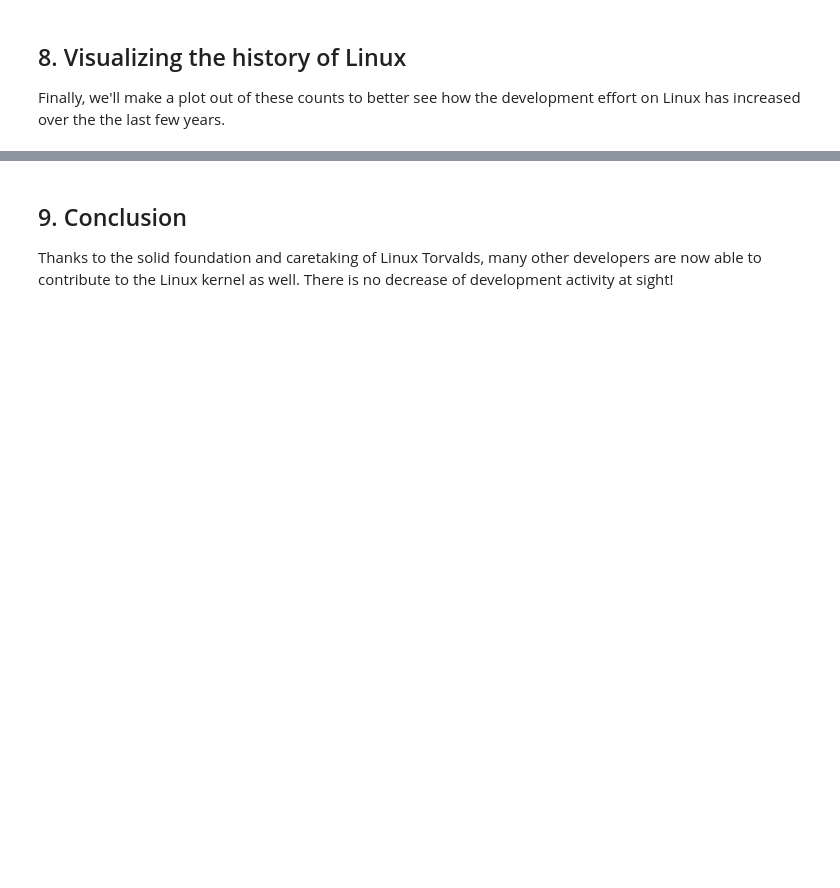
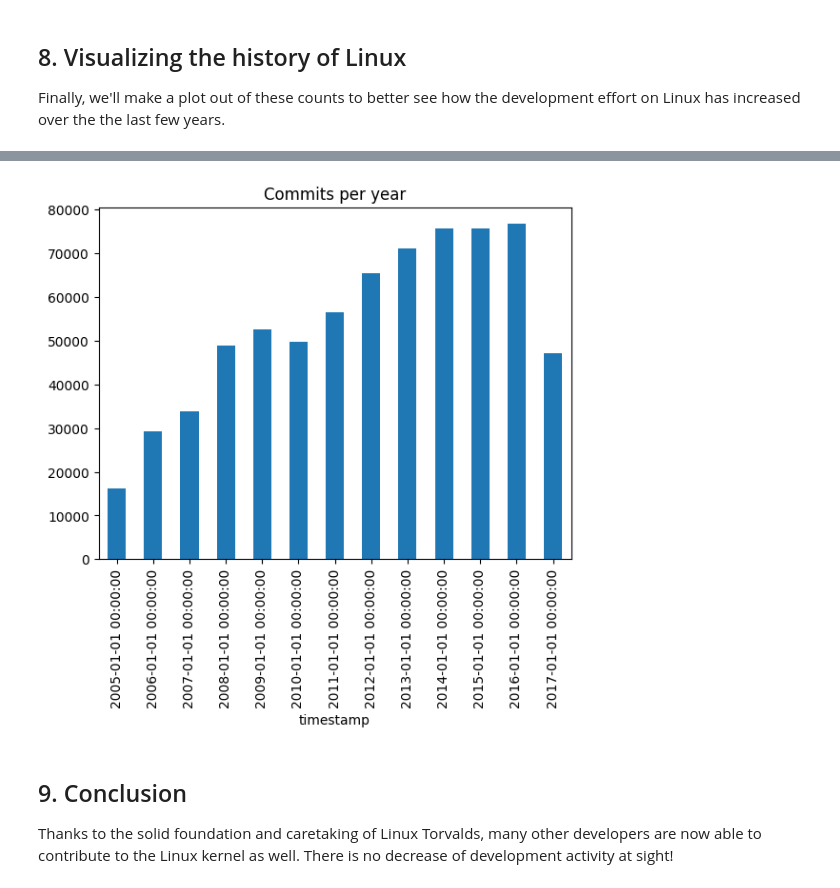
Before and after one commit to Milanomac/data-science-python, a Jupyter notebook: datacamp-projects/08_Exploring_the_Evolution_of_Linux/notebook.ipynb, the cells around one changed output, grey strips where cells are left out. Cells and saved outputs as stored; diff of their text form; code cells hidden in the pictures; blank space fills up the shorter version.

Commit message:
Adding finished 8th project from DataCamp. See readme

```diff
--- a/datacamp-projects/08_Exploring_the_Evolution_of_Linux/notebook.ipynb
+++ b/datacamp-projects/08_Exploring_the_Evolution_of_Linux/notebook.ipynb
@@ -80,0 +85,8 @@ Ellipsis
+# %%
+# converting the timestamp column
+import datetime as dt
+git_log['timestamp'] = pd.to_datetime(git_log['timestamp'], unit="s")
+# format='%Y-%m-%d %H:%M:%S'
+
+# summarizing the converted timestamp column
+git_log['timestamp'].describe()
@@ -83,13 +105,18 @@ Ellipsis
 <p>As we can see from the results above, some contributors had their operating system's time incorrectly set when they committed to the repository. We'll clean up the <code>timestamp</code> column by dropping the rows with the incorrect timestamps.</p>
 # %%
 # determining the first real commit timestamp
-first_commit_timestamp = ...
+first_commit = git_log[git_log['author'] == 'Linus Torvalds'].iloc[-1]
+print(first_commit)
+
+first_commit_timestamp = git_log.iloc[-1]['timestamp']
 
 # determining the last sensible commit timestamp
-last_commit_timestamp = ...
+last_commit_timestamp = pd.to_datetime('2018')
 
 # filtering out wrong timestamps
-corrected_log = ...
+corrected_log = git_log[
+    (git_log['timestamp'] >= first_commit_timestamp) &
+    (git_log['timestamp'] <= last_commit_timestamp)]
 
 # summarizing the corrected timestamp column
-# ... YOUR CODE FOR TASK 6 ...
+corrected_log['timestamp'].describe()
@@ -104,0 +137,9 @@ commits_per_year = ...
+# %%
+# DataCamp Solution
+commits_per_year = corrected_log.groupby(
+    pd.Grouper(
+        key='timestamp',
+        freq='AS'
+        )).count()
+
+commits_per_year.head(15)
@@ -123,3 +165,19 @@ DEBUG:matplotlib.pyplot:Loaded backend module://ipykernel.pylab.backend_inline v
+# %%
+# Setting up plotting in Jupyter notebooks
+%matplotlib widget
+%matplotlib inline
+import matplotlib.pyplot as plt
+import matplotlib.dates as mdates
+
+# plot the data
+ax = commits_per_year.plot(
+    kind='bar',
+    legend=None,
+    title='Commits per year')
+
+plt.show()
+# %% [output]
+[figure, added]
 # %% [markdown]
 ## 9.  Conclusion
 <p>Thanks to the solid foundation and caretaking of Linux Torvalds, many other developers are now able to contribute to the Linux kernel as well. There is no decrease of development activity at sight!</p>
```
Also changed, not shown: parts of 11 cells of this notebook.
